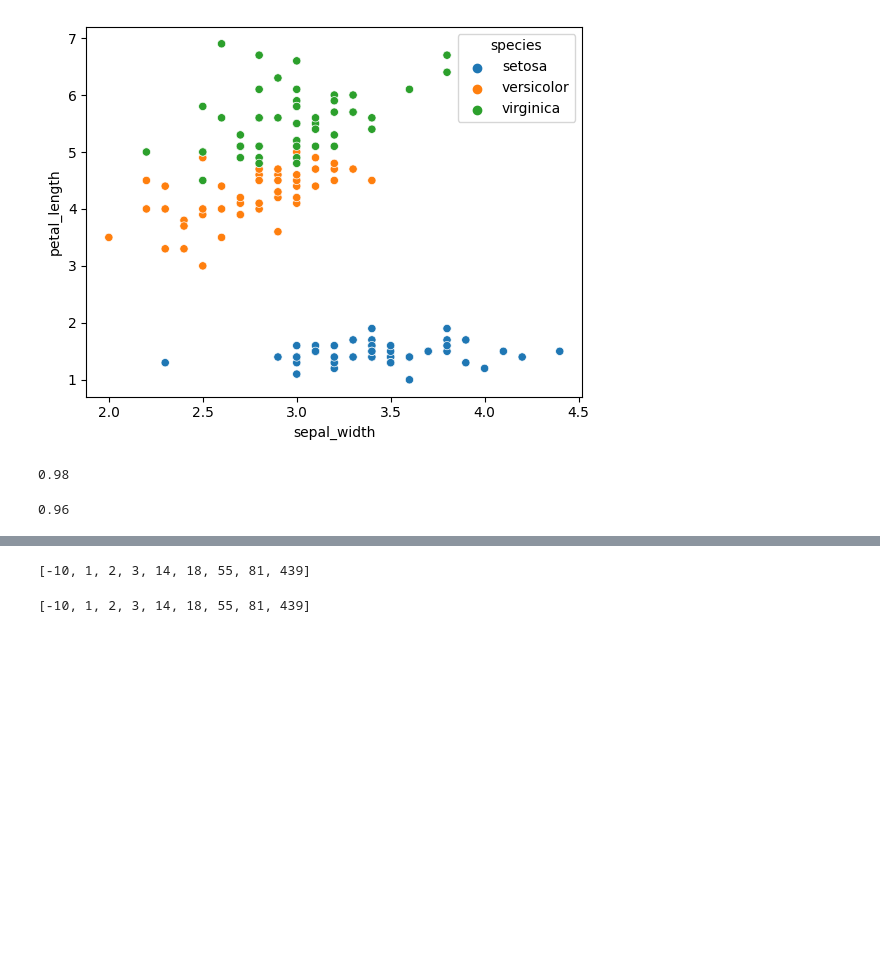
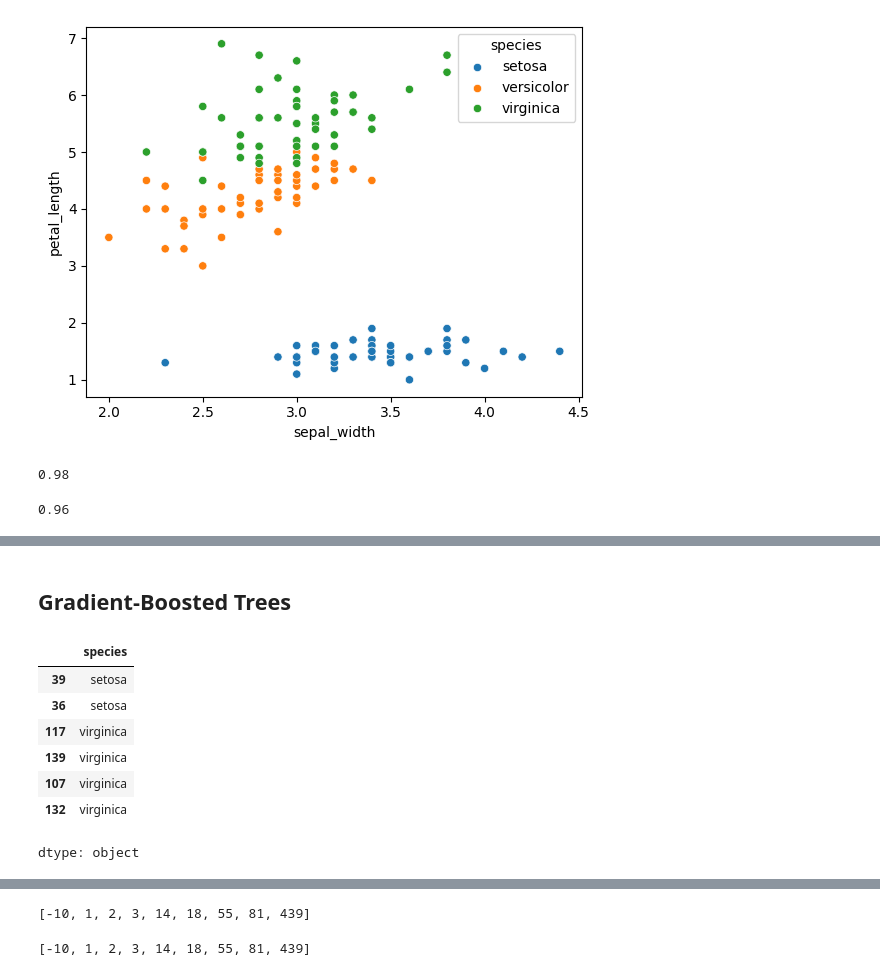
Before and after one commit to valeraboyko2002/test, a Jupyter notebook: data_structure_and_algorithms.ipynb, the cells around one changed output, grey strips where cells are left out. Drawn from its saved outputs; the diff is of its cells as text; code cells hidden in the pictures; blank space fills up the shorter version.

```diff
--- a/data_structure_and_algorithms.ipynb
+++ b/data_structure_and_algorithms.ipynb
@@ -1020,0 +1024,2 @@ plt.show()
+# %% [markdown]
+## Gradient-Boosted Trees
@@ -1020,0 +1028,11 @@ plt.show()
+# %%
+y_train[0:6]
+# %% [output]
+|  | species |
+| 39 | setosa |
+| 36 | setosa |
+| 117 | virginica |
+| 139 | virginica |
+| 107 | virginica |
+| 132 | virginica |
+dtype: object
```
Also changed, not shown: parts of 29 cells of this notebook.
